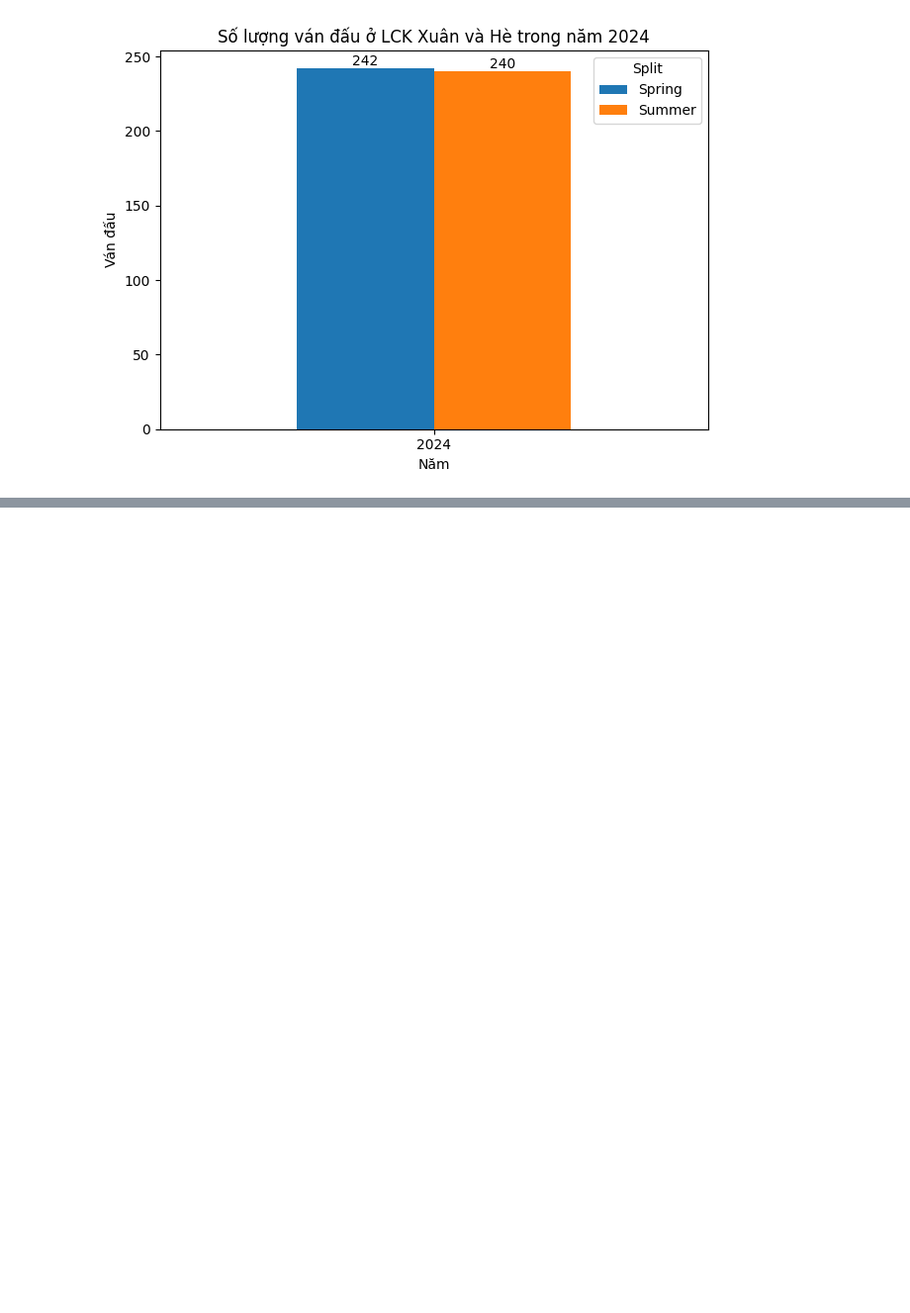
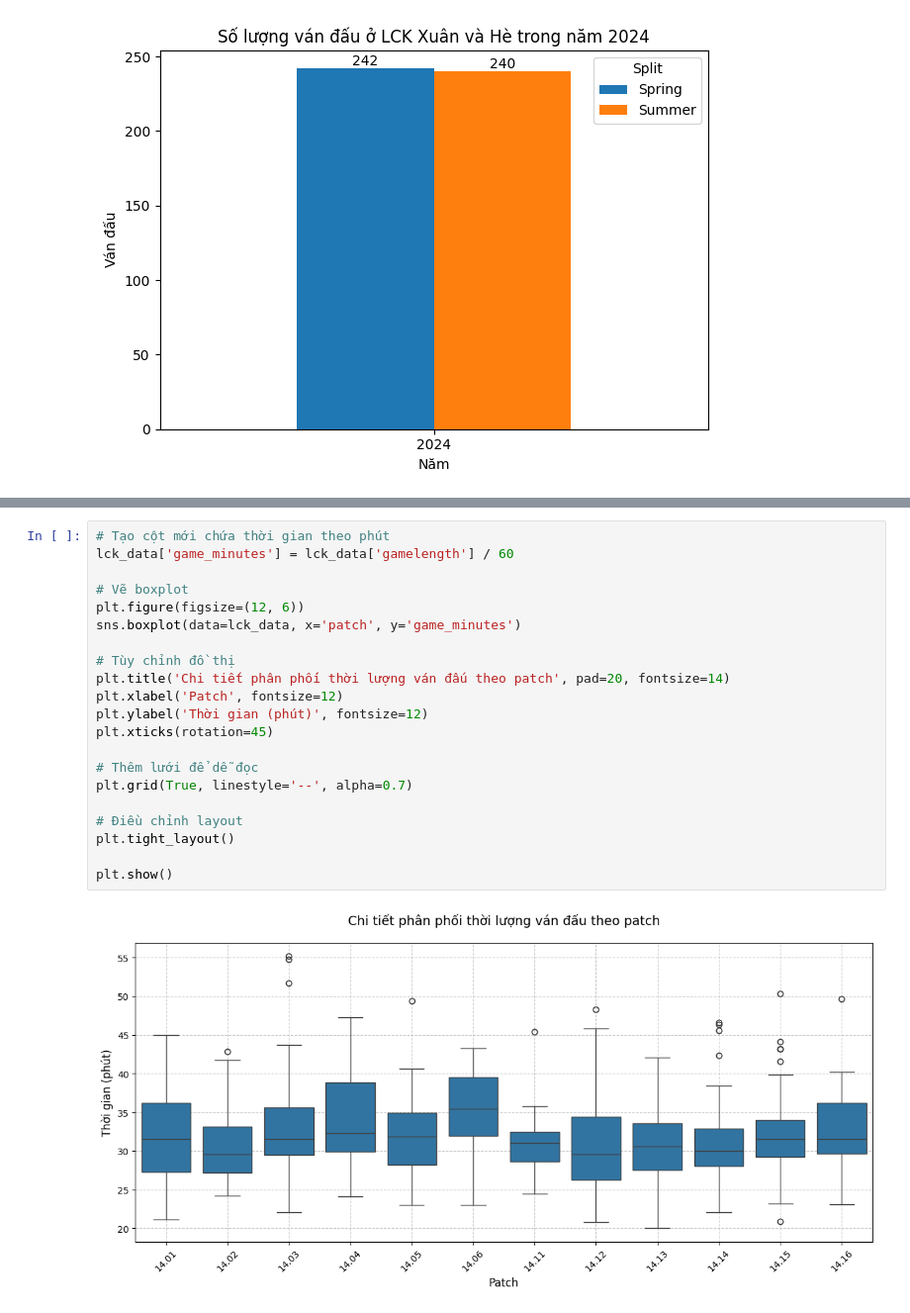
Before and after one commit to fromuit/IE224_Project, a Jupyter notebook: Source/EDA1.ipynb, the cells around one changed output, grey strips where cells are left out. Shown at 99% size. Drawn from its saved outputs; the diff is of its cells as text; blank space fills up the shorter version.

```diff
--- a/Source/EDA1.ipynb
+++ b/Source/EDA1.ipynb
@@ -113,0 +272,23 @@ b. Thống kê theo số lượng trận đấu (hậu tiền xử lý)
+# %%
+# Tạo cột mới chứa thời gian theo phút
+lck_data['game_minutes'] = lck_data['gamelength'] / 60
+
+# Vẽ boxplot
+plt.figure(figsize=(12, 6))
+sns.boxplot(data=lck_data, x='patch', y='game_minutes')
+
+# Tùy chỉnh đồ thị
+plt.title('Chi tiết phân phối thời lượng ván đấu theo patch', pad=20, fontsize=14)
+plt.xlabel('Patch', fontsize=12)
+plt.ylabel('Thời gian (phút)', fontsize=12)
+plt.xticks(rotation=45)
+
+# Thêm lưới để dễ đọc
+plt.grid(True, linestyle='--', alpha=0.7)
+
+# Điều chỉnh layout
+plt.tight_layout()
+
+plt.show()
+# %% [output]
+[figure, added]
```
Also changed, not shown: parts of 26 cells of this notebook, 1 other file.
